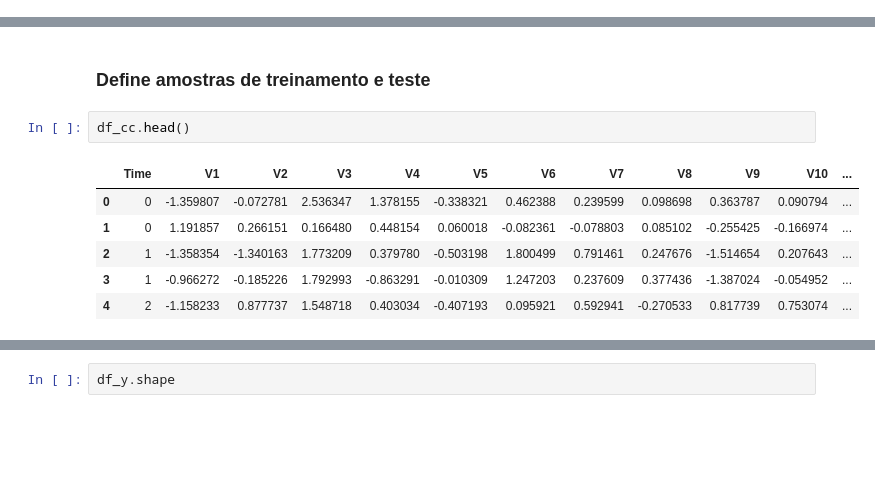
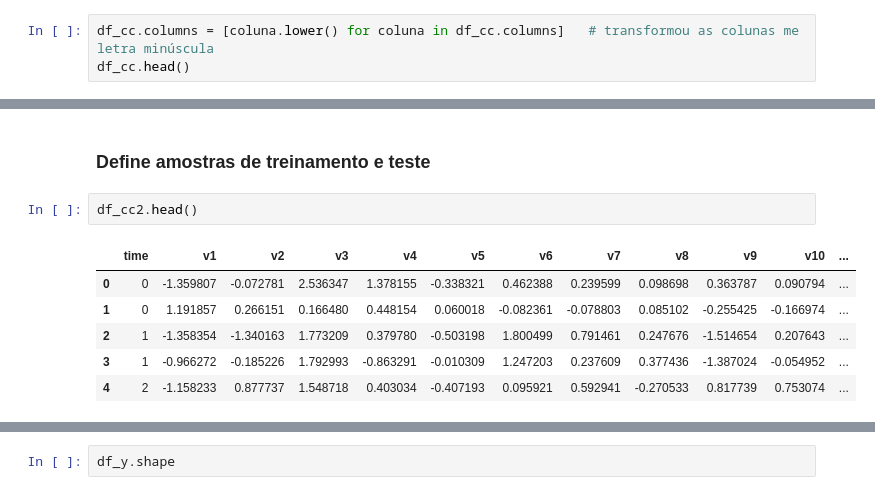
Before and after one commit to pimentad2020/DSWP, a Jupyter notebook: Notebooks/NB15_00__Machine_Learning___DSWP.ipynb, the cells around one changed output, grey strips where cells are left out. Drawn from its saved outputs; the diff is of its cells as text; blank space fills up the shorter version.

```diff
--- a/Notebooks/NB15_00__Machine_Learning___DSWP.ipynb
+++ b/Notebooks/NB15_00__Machine_Learning___DSWP.ipynb
@@ -2062,0 +2074,3 @@ df_cc.head(20)
+# %%
+df_cc.columns = [coluna.lower() for coluna in df_cc.columns]   # transformou as colunas me letra minúscula
+df_cc.head()
@@ -2111,9 +2186,9 @@ f_Test_Size = 0.3 # Proporção do dataframe de validação (outros valores pode
 # %% [markdown]
 ### Define amostras de treinamento e teste
 # %%
-df_cc.head()
+df_cc2.head()
 # %% [output]
-|  | Time | V1 | V2 | V3 | V4 | V5 | V6 | V7 | V8 | V9 | V10 | ... |
+|  | time | v1 | v2 | v3 | v4 | v5 | v6 | v7 | v8 | v9 | v10 | ... |
 | 0 | 0 | -1.359807 | -0.072781 | 2.536347 | 1.378155 | -0.338321 | 0.462388 | 0.239599 | 0.098698 | 0.363787 | 0.090794 | ... |
 | 1 | 0 | 1.191857 | 0.266151 | 0.166480 | 0.448154 | 0.060018 | -0.082361 | -0.078803 | 0.085102 | -0.255425 | -0.166974 | ... |
 | 2 | 1 | -1.358354 | -1.340163 | 1.773209 | 0.379780 | -0.503198 | 1.800499 | 0.791461 | 0.247676 | -1.514654 | 0.207643 | ... |
```
Also changed, not shown: parts of 33 cells of this notebook.
